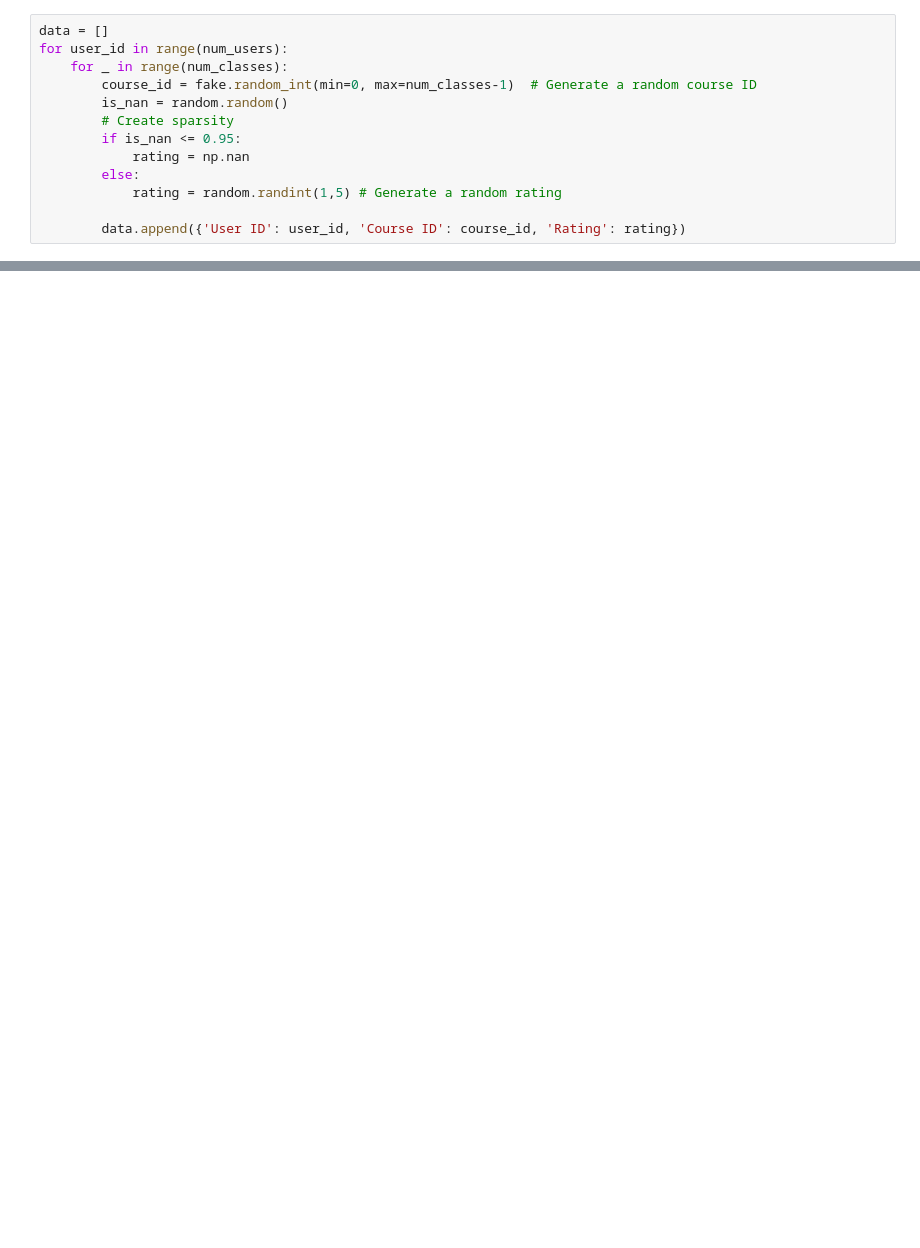
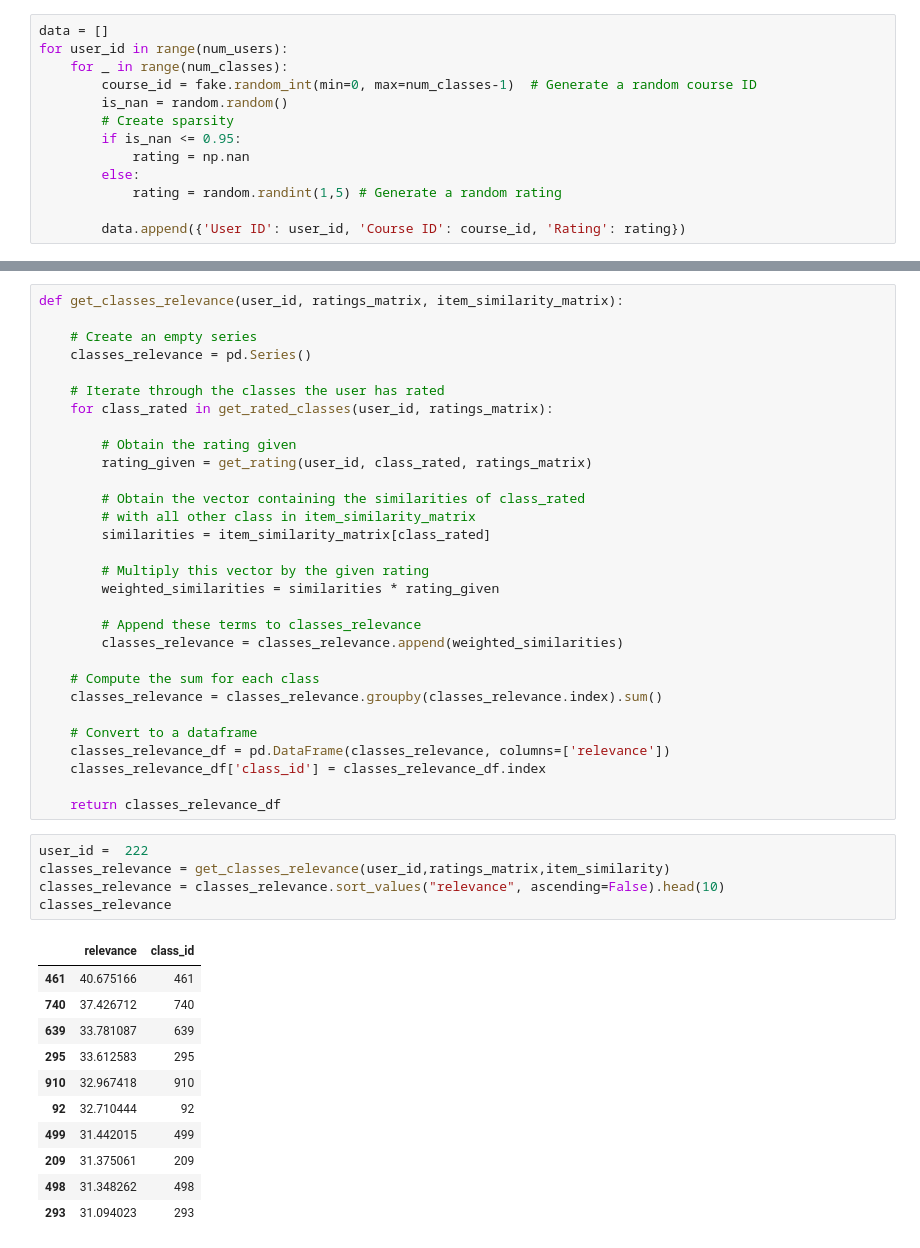
Before and after one commit to roensumundo/scratch-app, a Jupyter notebook: tests.ipynb, the cells around one changed output, grey strips where cells are left out. Saved outputs shown, nothing was run; the diff lists cells and outputs as text; blank space fills up the shorter version.

```diff
--- a/tests.ipynb
+++ b/tests.ipynb
@@ -206,0 +206,47 @@ ratings_matrix
+# %%
+def get_classes_relevance(user_id, ratings_matrix, item_similarity_matrix):
+
+    # Create an empty series
+    classes_relevance = pd.Series()
+
+    # Iterate through the classes the user has rated
+    for class_rated in get_rated_classes(user_id, ratings_matrix):
+
+        # Obtain the rating given
+        rating_given = get_rating(user_id, class_rated, ratings_matrix)
+
+        # Obtain the vector containing the similarities of class_rated
+        # with all other class in item_similarity_matrix
+        similarities = item_similarity_matrix[class_rated]
+
+        # Multiply this vector by the given rating
+        weighted_similarities = similarities * rating_given
+
+        # Append these terms to classes_relevance
+        classes_relevance = classes_relevance.append(weighted_similarities)
+
+    # Compute the sum for each class
+    classes_relevance = classes_relevance.groupby(classes_relevance.index).sum()
+
+    # Convert to a dataframe
+    classes_relevance_df = pd.DataFrame(classes_relevance, columns=['relevance'])
+    classes_relevance_df['class_id'] = classes_relevance_df.index
+
+    return classes_relevance_df
+# %%
+user_id =  222
+classes_relevance = get_classes_relevance(user_id,ratings_matrix,item_similarity)
+classes_relevance = classes_relevance.sort_values("relevance", ascending=False).head(10)
+classes_relevance
+# %% [output]
+|  | relevance | class_id |
+| 461 | 40.675166 | 461 |
+| 740 | 37.426712 | 740 |
+| 639 | 33.781087 | 639 |
+| 295 | 33.612583 | 295 |
+| 910 | 32.967418 | 910 |
+| 92 | 32.710444 | 92 |
+| 499 | 31.442015 | 499 |
+| 209 | 31.375061 | 209 |
+| 498 | 31.348262 | 498 |
+| 293 | 31.094023 | 293 |
```
Also changed, not shown: parts of 6 cells of this notebook.
